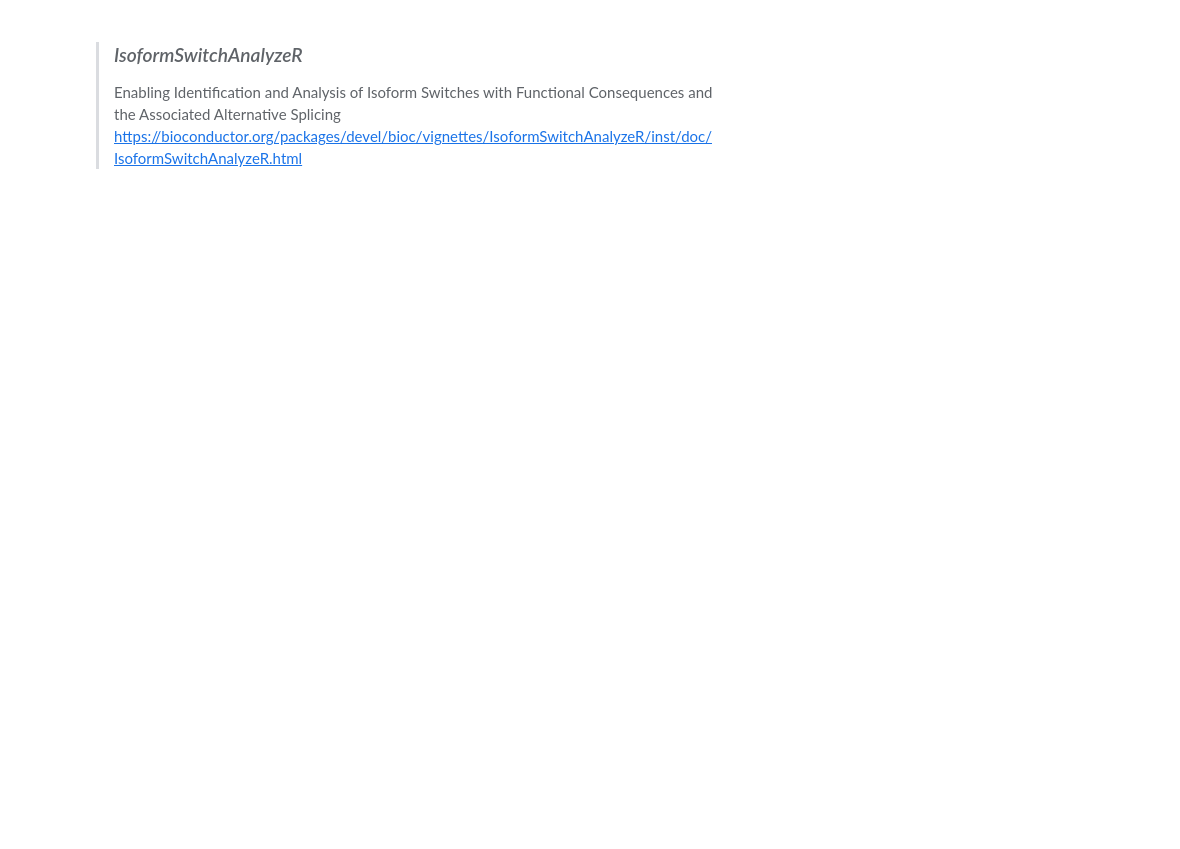
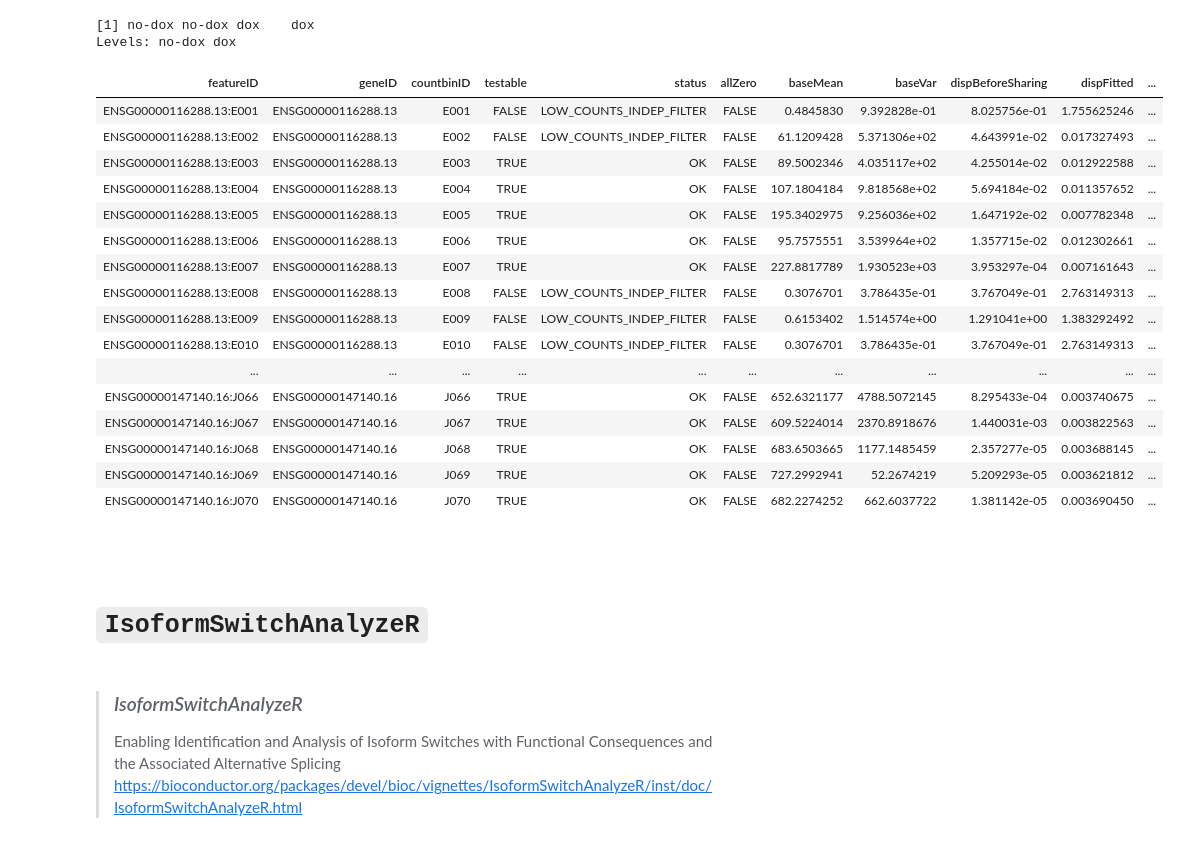
Before and after one commit to goodarzilab/Abe, a Jupyter notebook: People/Nilay@DFCIHarvard/notebook.ipynb, the cells around one changed output. Drawn from its saved outputs; the diff is of its cells as text; code cells hidden in the pictures; blank space fills up the shorter version.

```diff
--- a/People/Nilay@DFCIHarvard/notebook.ipynb
+++ b/People/Nilay@DFCIHarvard/notebook.ipynb
@@ -48,0 +327,2 @@ DONE@ Thu Nov 4 05:45:45 UTC 2021
+# %%
+sig_genes = read.table("jscs/sigGenes.results.txt.gz",header=T)
@@ -48,0 +331,27 @@ DONE@ Thu Nov 4 05:45:45 UTC 2021
+# %%
+jscs@phenoData$condition
+# %% [output]
+[1] no-dox no-dox dox    dox
+Levels: no-dox dox
+# %%
+sig_genes
+# %% [output]
+| featureID | geneID | countbinID | testable | status | allZero | baseMean | baseVar | dispBeforeSharing | dispFitted | ... |
+| ENSG00000116288.13:E001 | ENSG00000116288.13 | E001 | FALSE | LOW_COUNTS_INDEP_FILTER | FALSE | 0.4845830 | 9.392828e-01 | 8.025756e-01 | 1.755625246 | ... |
+| ENSG00000116288.13:E002 | ENSG00000116288.13 | E002 | FALSE | LOW_COUNTS_INDEP_FILTER | FALSE | 61.1209428 | 5.371306e+02 | 4.643991e-02 | 0.017327493 | ... |
+| ENSG00000116288.13:E003 | ENSG00000116288.13 | E003 | TRUE | OK | FALSE | 89.5002346 | 4.035117e+02 | 4.255014e-02 | 0.012922588 | ... |
+| ENSG00000116288.13:E004 | ENSG00000116288.13 | E004 | TRUE | OK | FALSE | 107.1804184 | 9.818568e+02 | 5.694184e-02 | 0.011357652 | ... |
+| ENSG00000116288.13:E005 | ENSG00000116288.13 | E005 | TRUE | OK | FALSE | 195.3402975 | 9.256036e+02 | 1.647192e-02 | 0.007782348 | ... |
+| ENSG00000116288.13:E006 | ENSG00000116288.13 | E006 | TRUE | OK | FALSE | 95.7575551 | 3.539964e+02 | 1.357715e-02 | 0.012302661 | ... |
+| ENSG00000116288.13:E007 | ENSG00000116288.13 | E007 | TRUE | OK | FALSE | 227.8817789 | 1.930523e+03 | 3.953297e-04 | 0.007161643 | ... |
+| ENSG00000116288.13:E008 | ENSG00000116288.13 | E008 | FALSE | LOW_COUNTS_INDEP_FILTER | FALSE | 0.3076701 | 3.786435e-01 | 3.767049e-01 | 2.763149313 | ... |
+| ENSG00000116288.13:E009 | ENSG00000116288.13 | E009 | FALSE | LOW_COUNTS_INDEP_FILTER | FALSE | 0.6153402 | 1.514574e+00 | 1.291041e+00 | 1.383292492 | ... |
+| ENSG00000116288.13:E010 | ENSG00000116288.13 | E010 | FALSE | LOW_COUNTS_INDEP_FILTER | FALSE | 0.3076701 | 3.786435e-01 | 3.767049e-01 | 2.763149313 | ... |
+| ... | ... | ... | ... | ... | ... | ... | ... | ... | ... | ... |
+| ENSG00000147140.16:J066 | ENSG00000147140.16 | J066 | TRUE | OK | FALSE | 652.6321177 | 4788.5072145 | 8.295433e-04 | 0.003740675 | ... |
+| ENSG00000147140.16:J067 | ENSG00000147140.16 | J067 | TRUE | OK | FALSE | 609.5224014 | 2370.8918676 | 1.440031e-03 | 0.003822563 | ... |
+| ENSG00000147140.16:J068 | ENSG00000147140.16 | J068 | TRUE | OK | FALSE | 683.6503665 | 1177.1485459 | 2.357277e-05 | 0.003688145 | ... |
+| ENSG00000147140.16:J069 | ENSG00000147140.16 | J069 | TRUE | OK | FALSE | 727.2992941 | 52.2674219 | 5.209293e-05 | 0.003621812 | ... |
+| ENSG00000147140.16:J070 | ENSG00000147140.16 | J070 | TRUE | OK | FALSE | 682.2274252 | 662.6037722 | 1.381142e-05 | 0.003690450 | ... |
+# %% [markdown]
+#
@@ -49,3 +374,5 @@ DONE@ Thu Nov 4 05:45:45 UTC 2021
+# %% [markdown]
+# `IsoformSwitchAnalyzeR`
 # %%
 %load_ext rpy2.ipython
 # %%
```
Also changed, not shown: parts of 70 cells of this notebook, 4 other files.
